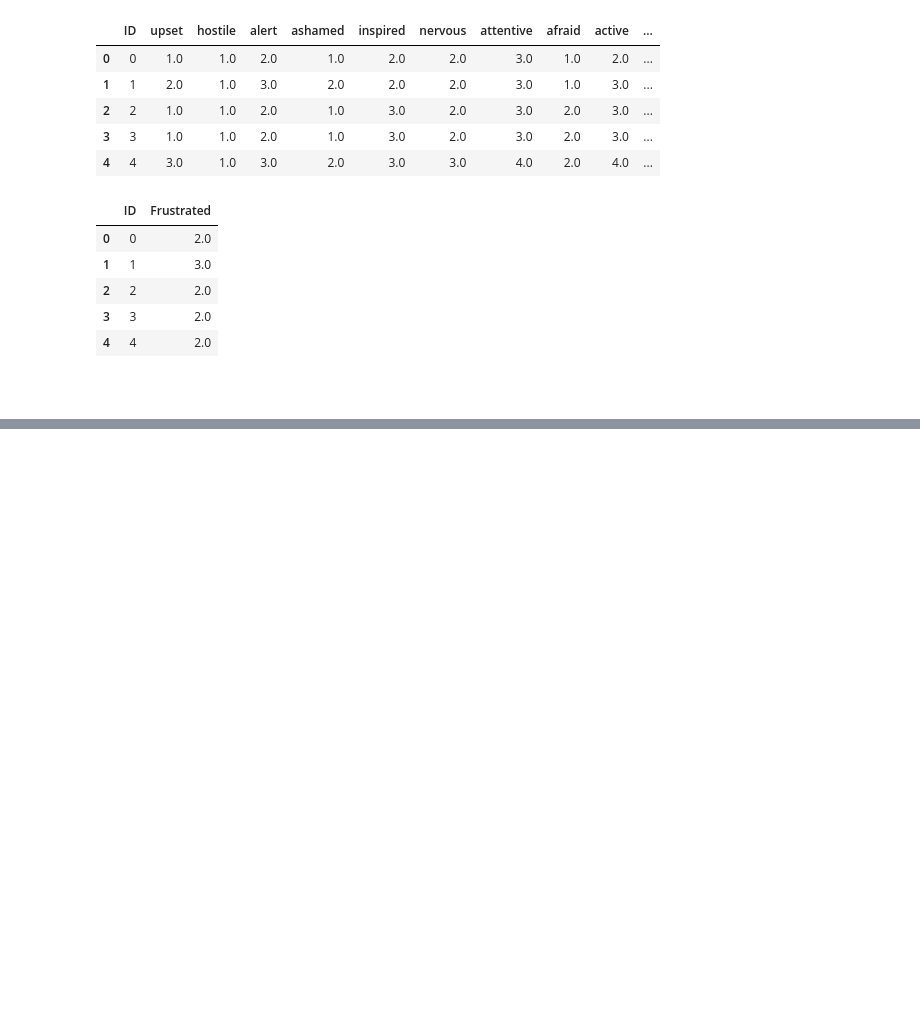
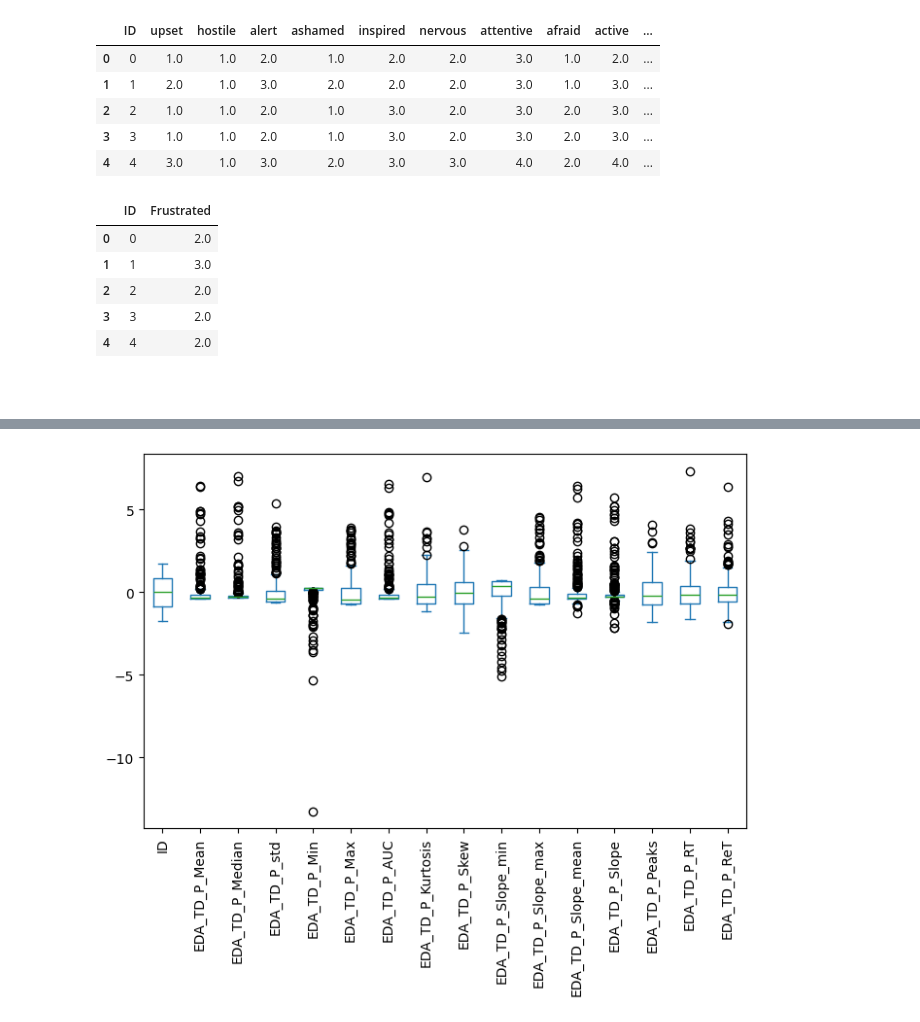
Before and after one commit to InfiniteLobster/CDA-case2, a Jupyter notebook: src/Pre-Processing/main.ipynb, the cells around one changed output, grey strips where cells are left out. Saved outputs shown, nothing was run; the diff lists cells and outputs as text; code cells hidden in the pictures; blank space fills up the shorter version.

```diff
--- a/src/Pre-Processing/main.ipynb
+++ b/src/Pre-Processing/main.ipynb
@@ -152,0 +189,7 @@ restQ_df.head()
+# %%
+sens_eda_p_df_std = (sens_eda_p_df - sens_eda_p_df.mean()) / sens_eda_p_df.std()
+sens_eda_p_df_std.plot.box(figsize=(8, 5))
+plt.xticks(rotation=90)
+plt.show()
+# %% [output]
+[figure, added]
```
Also changed, not shown: parts of 5 cells of this notebook, 2 other files.
